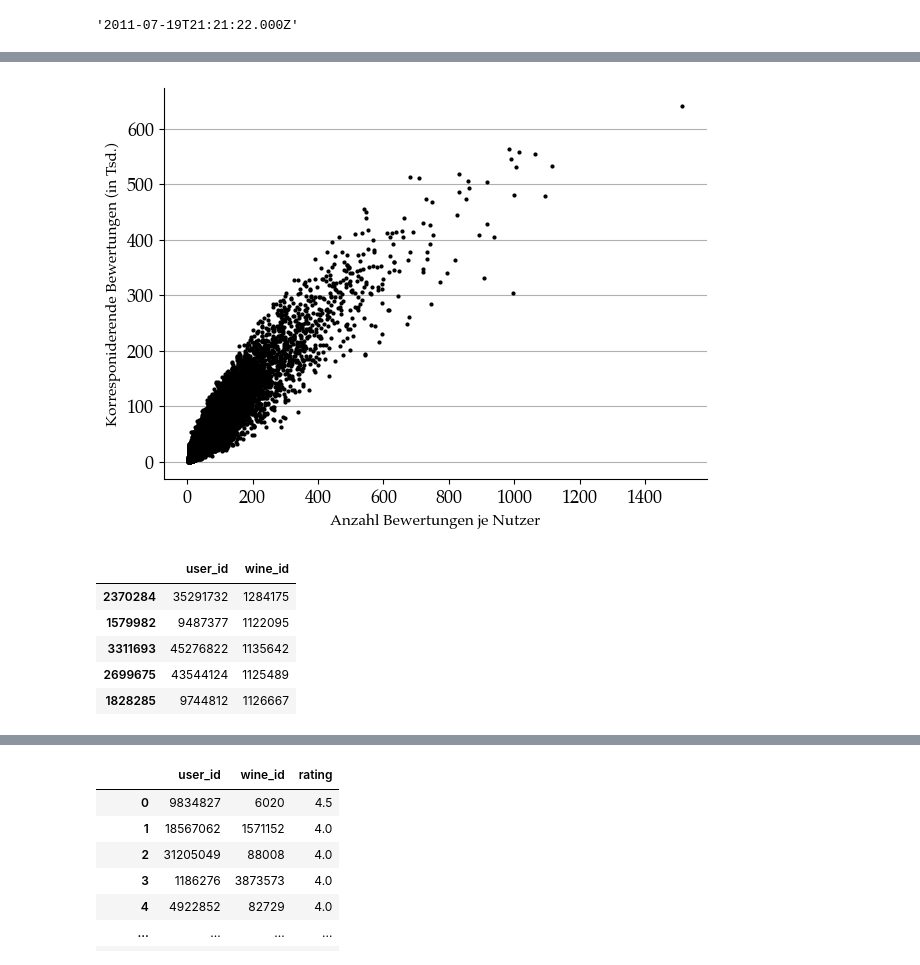
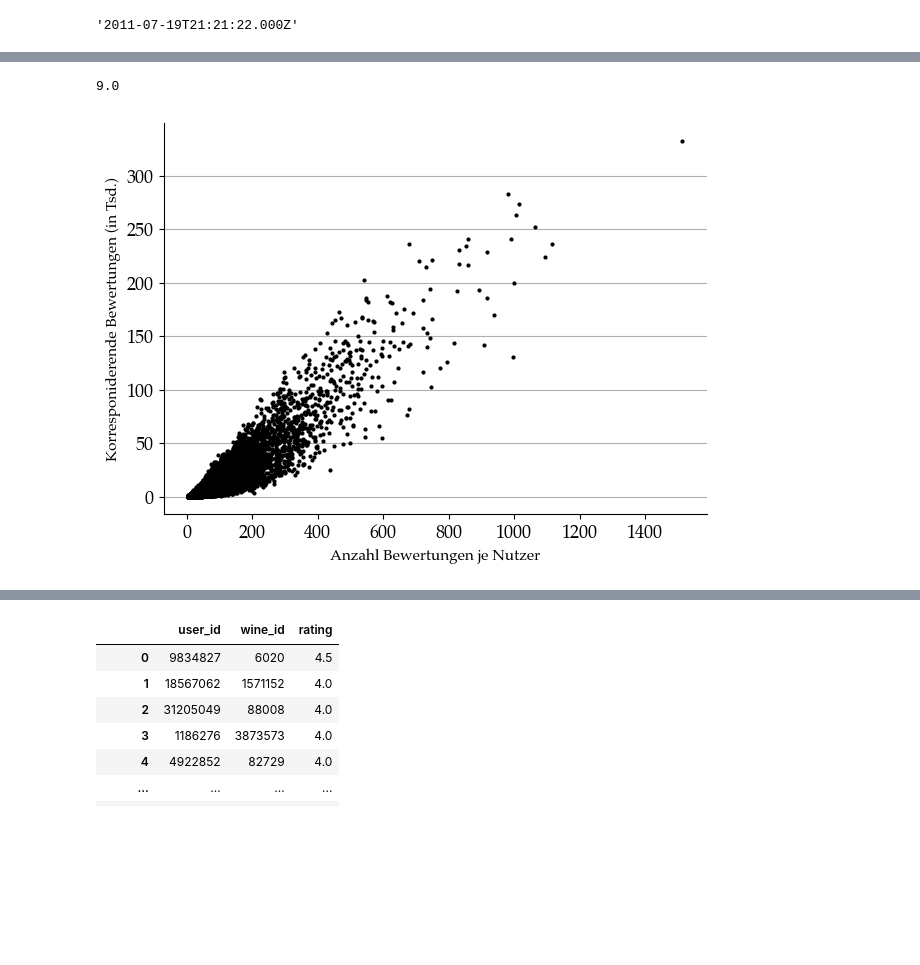
Before and after one commit to M4rl0wBuongustaio/master_thesis_ai_sommelier, a Jupyter notebook: analysis/visualization.ipynb, the cells around one changed output, grey strips where cells are left out. Saved outputs shown, nothing was run; the diff lists cells and outputs as text; code cells hidden in the pictures; blank space fills up the shorter version.

Commit message:
added cross-domain visualizations

```diff
--- a/analysis/visualization.ipynb
+++ b/analysis/visualization.ipynb
@@ -569,0 +551,10 @@ df_rev_en_sent = df_rev_en_sent[
+# %%
+var_min = 5
+var_max = 1000
+five_to_x_wines = df_rev_en_sent[df_rev_en_sent['wine_id'].isin(df_rev_en_sent['wine_id'].value_counts()[
+                                                                    (df_rev_en_sent[
+                                                                         'wine_id'].value_counts() >= var_min) &
+                                                                    (df_rev_en_sent[
+                                                                         'wine_id'].value_counts() <= var_max)
+                                                                    ].index)]['wine_id']
+five_to_x_wines.drop_duplicates(inplace=True)
@@ -569,0 +566,4 @@ df_rev_en_sent = df_rev_en_sent[
+# %%
+df_rev_en_sent = df_rev_en_sent[
+    df_rev_en_sent['wine_id'].isin(five_to_x_wines)
+]
@@ -572,19 +575,19 @@ from sklearn.model_selection import train_test_split
 test, train = train_test_split(df_rev_en_sent, test_size=0.8, random_state=26)
+# %%
+def split(a, n):
+    k, m = divmod(len(a), n)
+    return list(a[i * k + min(i, m):(i + 1) * k + min(i + 1, m)] for i in range(n))
 # %%
-from multiprocessing_scripts import count_corresponding_reviews
-import concurrent.futures
-
-df_rev = pd.concat([test, train])
+evaluation_wines = set()
 core_count = 10
 df_results = pd.DataFrame()
-user_ids = df_rev['user_id']
-user_ids.drop_duplicates(inplace=True)
-len_user_ids = int(len(user_ids) / core_count)
-user_ids_frames = [user_ids.iloc[i * len_user_ids:(i + 1) * len_user_ids].copy() for i in range(core_count + 1)]
+user_ids = df_rev_en_sent['user_id'].unique()
+user_ids_frames = split(a=user_ids, n=core_count)
 
 with concurrent.futures.ProcessPoolExecutor() as executor:
     results = [
-        executor.submit(count_corresponding_reviews.count_corresponding_reviews, [train, test, user_ids_frames[i]]) for i in
+        executor.submit(count_corresponding_reviews.count_corresponding_reviews, [train, test, user_ids_frames[i]]) for
+        i in
         range(core_count)]
 
     for result in concurrent.futures.as_completed(results):
@@ -624,31 +618,26 @@ Name: user_id, Length: 132150, dtype: int64
+# %%
+df_rev_en_sent['note_length'].median()
+# %% [output]
+9.0
 # %%
 fig, ax = plt.subplots()
 ax.scatter(
     x=df_results['reviews_count'],
-    y=df_results['corresponding_reviews'] / 1000,
+    y=df_results['corresponding_reviews_evaluation'] / 1000,
     zorder=3,
     c='black',
     s=4
 )
 ax.spines['right'].set_visible(False)
 ax.spines['top'].set_visible(False)
 ax.grid(axis='y')
 ax.set_xlabel('Anzahl Bewertungen je Nutzer', fontsize=11)
 ax.set_ylabel('Korresponiderende Bewertungen (in Tsd.)', fontsize=11)
 plt.tight_layout()
 
-fig.savefig(fig_path + 'korrespondierende_bewertung.png', dpi=400)
+fig.savefig(fig_path + 'korrespondierende_bewertung_wein.png', dpi=400)
 # %% [output]
-[figure, old version]
+[figure, new version]
-# %%
-train.head()
-# %% [output]
-|  | user_id | wine_id |
-| 2370284 | 35291732 | 1284175 |
-| 1579982 | 9487377 | 1122095 |
-| 3311693 | 45276822 | 1135642 |
-| 2699675 | 43544124 | 1125489 |
-| 1828285 | 9744812 | 1126667 |
 # %%
 intersection = list(set(test['user_id']) & set(train['user_id']))
 # %%
```
Also changed, not shown: parts of 72 cells of this notebook, 7 other files.
